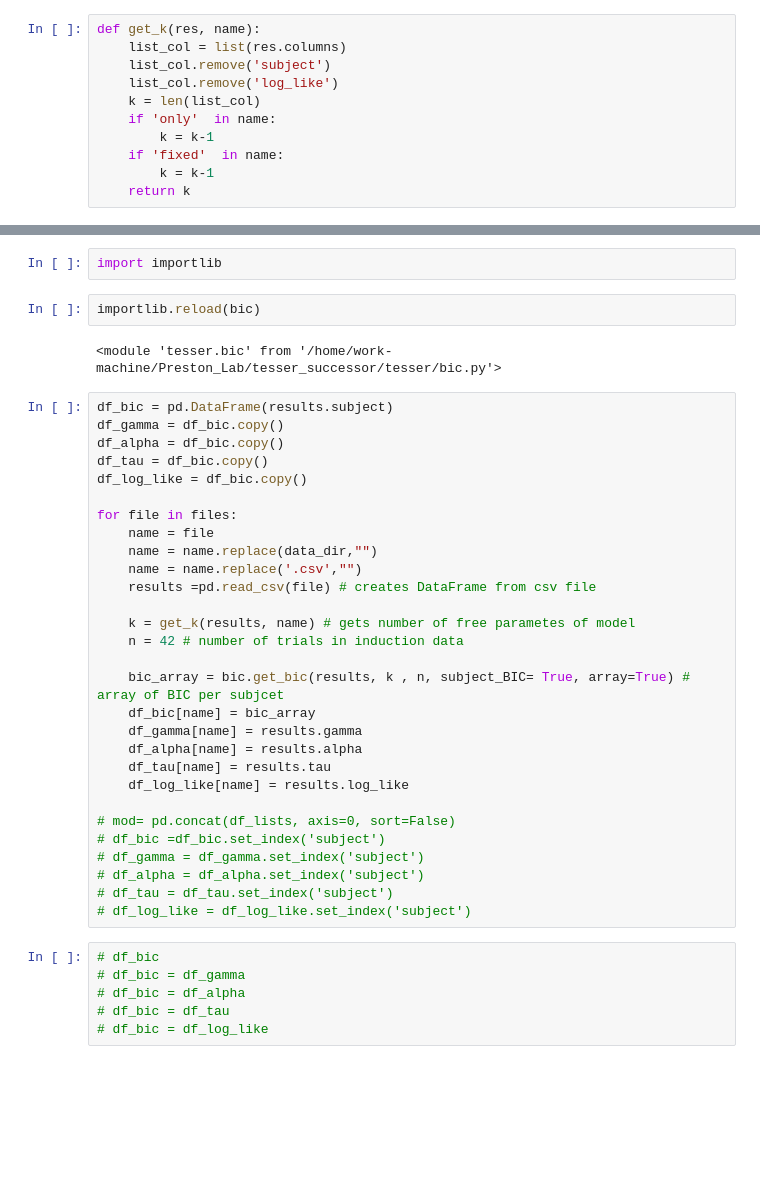
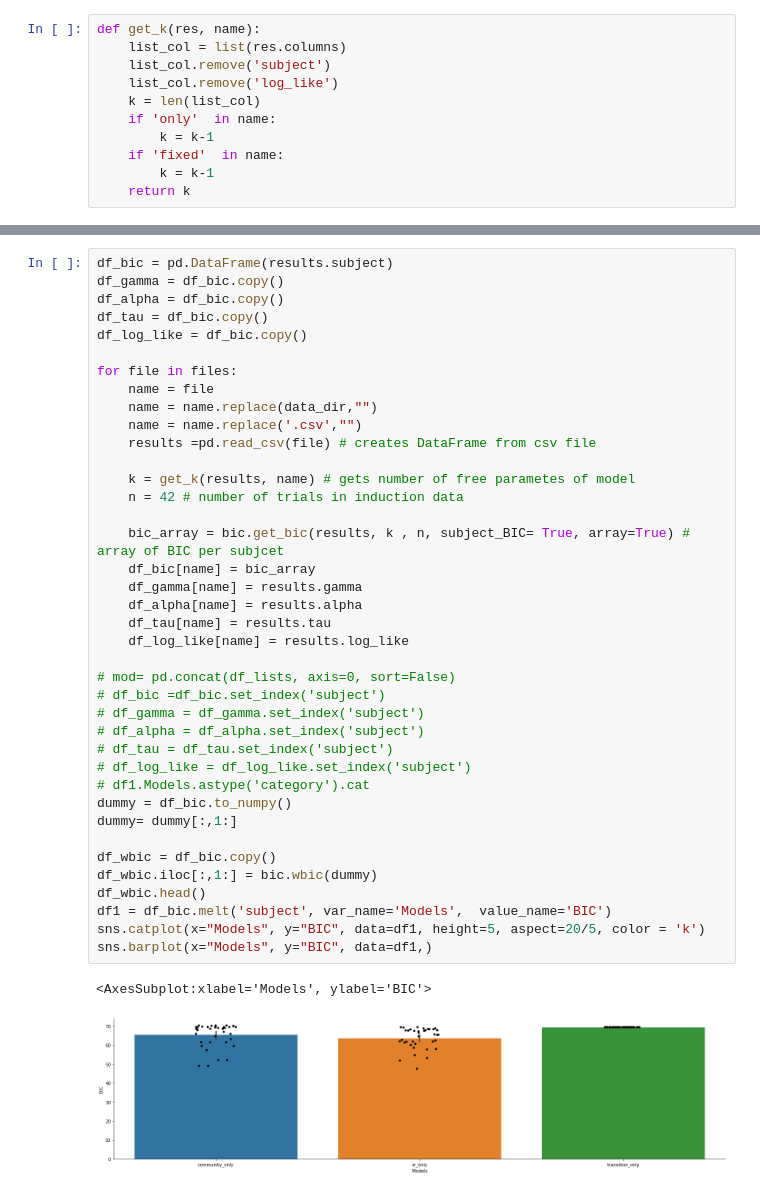
Before and after one commit to prestonlab/tesser_successor, a Jupyter notebook: bic_weights.ipynb, the cells around one changed output, grey strips where cells are left out. Cells and saved outputs as stored; diff of their text form; blank space fills up the shorter version.

```diff
--- a/bic_weights.ipynb
+++ b/bic_weights.ipynb
@@ -78,41 +62,42 @@ for ax, n in zip(axes.flatten(), names):
-# %%
-import importlib
-# %%
-importlib.reload(bic)
-# %% [output]
-<module 'tesser.bic' from '/home/work-machine/Preston_Lab/tesser_successor/tesser/bic.py'>
 # %%
 df_bic = pd.DataFrame(results.subject)
 df_gamma = df_bic.copy()
 df_alpha = df_bic.copy()
 df_tau = df_bic.copy()
 df_log_like = df_bic.copy()
 
 for file in files:
     name = file
     name = name.replace(data_dir,"")
     name = name.replace('.csv',"")
     results =pd.read_csv(file) # creates DataFrame from csv file
 
     k = get_k(results, name) # gets number of free parametes of model
     n = 42 # number of trials in induction data
 
     bic_array = bic.get_bic(results, k , n, subject_BIC= True, array=True) # array of BIC per subjcet
     df_bic[name] = bic_array
     df_gamma[name] = results.gamma
     df_alpha[name] = results.alpha
     df_tau[name] = results.tau
     df_log_like[name] = results.log_like
 
 # mod= pd.concat(df_lists, axis=0, sort=False)
 # df_bic =df_bic.set_index('subject')
 # df_gamma = df_gamma.set_index('subject')
 # df_alpha = df_alpha.set_index('subject')
 # df_tau = df_tau.set_index('subject')
 # df_log_like = df_log_like.set_index('subject')
+# df1.Models.astype('category').cat
+dummy = df_bic.to_numpy()
+dummy= dummy[:,1:]
+
+df_wbic = df_bic.copy()
+df_wbic.iloc[:,1:] = bic.wbic(dummy)
+df_wbic.head()
+df1 = df_bic.melt('subject', var_name='Models',  value_name='BIC')
+sns.catplot(x="Models", y="BIC", data=df1, height=5, aspect=20/5, color = 'k')
+sns.barplot(x="Models", y="BIC", data=df1,)
+# %% [output]
+<AxesSubplot:xlabel='Models', ylabel='BIC'>
+[figure, added]
-# %%
-# df_bic
-# df_bic = df_gamma
-# df_bic = df_alpha
-# df_bic = df_tau
-# df_bic = df_log_like
```
Also changed, not shown: parts of 16 cells of this notebook.
